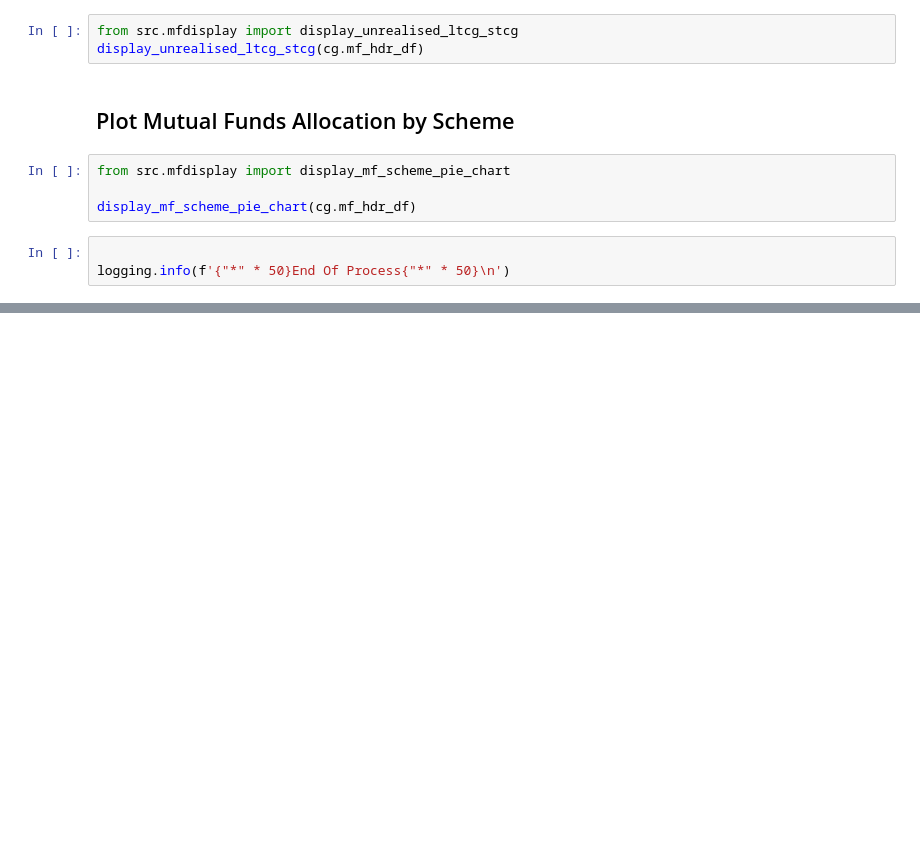
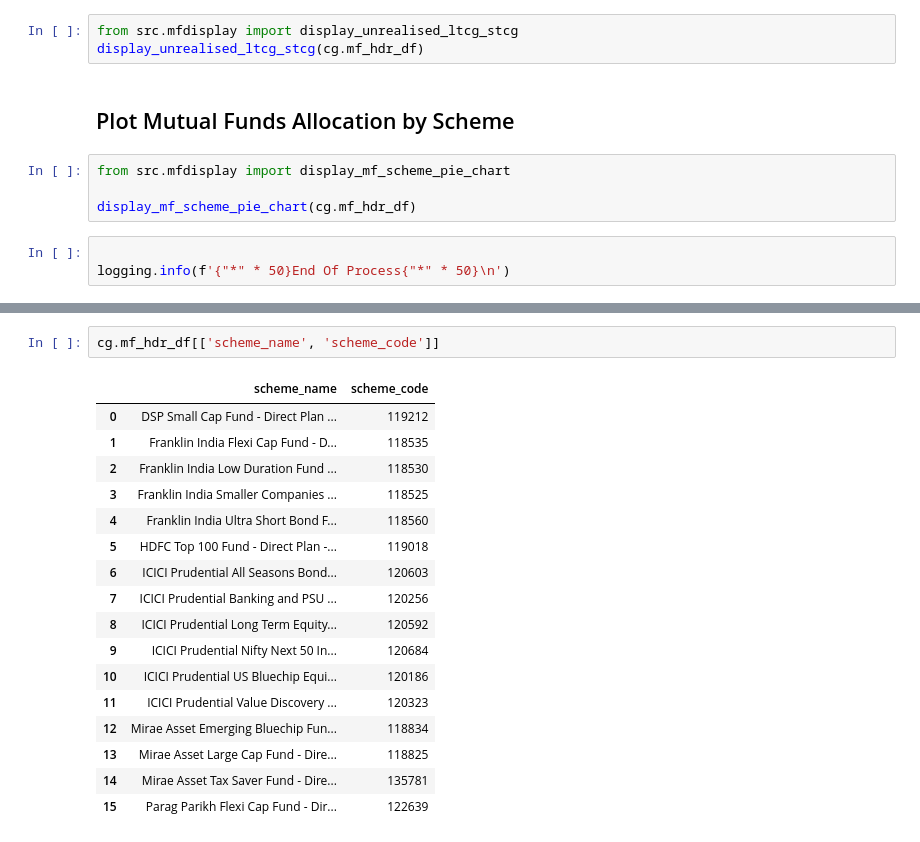
Before and after one commit to ajayrawatsap/mf_data, a Jupyter notebook: demo.ipynb, the cells around one changed output, grey strips where cells are left out. Cells and saved outputs as stored; diff of their text form; blank space fills up the shorter version.

```diff
--- a/demo.ipynb
+++ b/demo.ipynb
@@ -142,0 +320,20 @@ logging.info(f'{"*" * 50}End Of Process{"*" * 50}\n')
+# %%
+cg.mf_hdr_df[['scheme_name', 'scheme_code']]
+# %% [output]
+|  | scheme_name | scheme_code |
+| 0 | DSP Small Cap Fund - Direct Plan ... | 119212 |
+| 1 | Franklin India Flexi Cap Fund - D... | 118535 |
+| 2 | Franklin India Low Duration Fund ... | 118530 |
+| 3 | Franklin India Smaller Companies ... | 118525 |
+| 4 | Franklin India Ultra Short Bond F... | 118560 |
+| 5 | HDFC Top 100 Fund - Direct Plan -... | 119018 |
+| 6 | ICICI Prudential All Seasons Bond... | 120603 |
+| 7 | ICICI Prudential Banking and PSU ... | 120256 |
+| 8 | ICICI Prudential Long Term Equity... | 120592 |
+| 9 | ICICI Prudential Nifty Next 50 In... | 120684 |
+| 10 | ICICI Prudential US Bluechip Equi... | 120186 |
+| 11 | ICICI Prudential Value Discovery ... | 120323 |
+| 12 | Mirae Asset Emerging Bluechip Fun... | 118834 |
+| 13 | Mirae Asset Large Cap Fund - Dire... | 118825 |
+| 14 | Mirae Asset Tax Saver Fund - Dire... | 135781 |
+| 15 | Parag Parikh Flexi Cap Fund - Dir... | 122639 |
```
Also changed, not shown: parts of 13 cells of this notebook, 3 other files.
